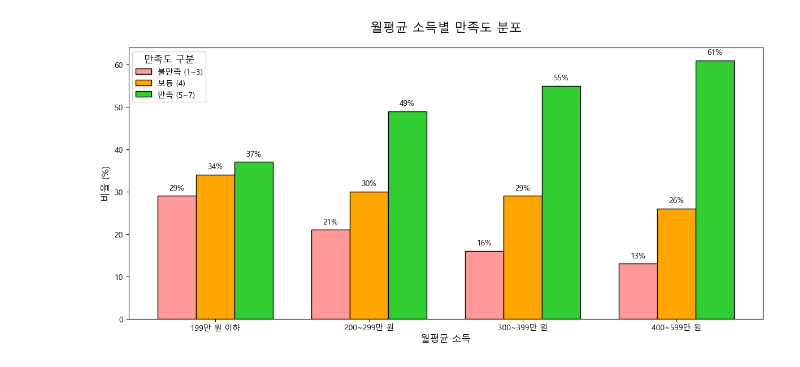
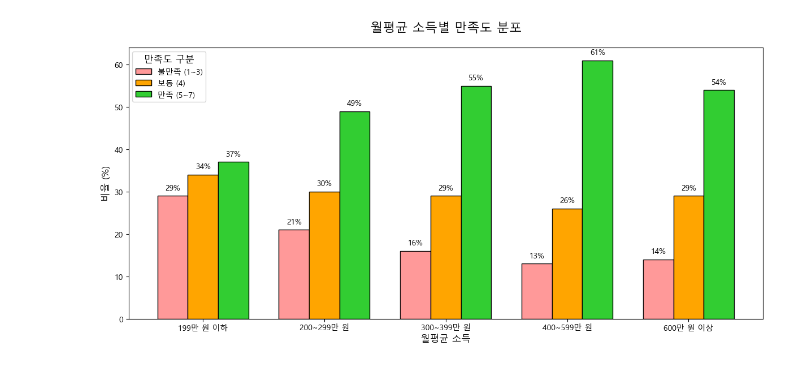
Before and after one commit to koi154/1LEE3KIM, a Jupyter notebook: 월평균 소득별 만족도 분포.ipynb, the cells around one changed output. Saved outputs shown, nothing was run; the diff lists cells and outputs as text; code cells hidden in the pictures.

```diff
--- a/월평균 소득별 만족도 분포.ipynb
+++ b/월평균 소득별 만족도 분포.ipynb
@@ -1,52 +1,34 @@
 # %%
-import matplotlib.pyplot as plt
-import matplotlib.font_manager as fm
-import numpy as np
+# 데이터에 "600만 원 이상" 추가
+categories = ["199만 원 이하", "200~299만 원", "300~399만 원", "400~599만 원", "600만 원 이상"]
+negative_rates = [29, 21, 16, 13, 14]
+neutral_rates = [34, 30, 29, 26, 29]
+positive_rates = [37, 49, 55, 61, 54]
 
-# 한글 폰트 설정
-plt.rcParams['font.family'] = 'Malgun Gothic'  # '맑은 고딕' 사용 (Windows의 경우)
-
-# 데이터 정의
-categories = ["199만 원 이하", "200~299만 원", "300~399만 원", "400~599만 원"]
-negative_rates = [29, 21, 16, 13]
-neutral_rates = [34, 30, 29, 26]
-positive_rates = [37, 49, 55, 61]
-
-colors = {
-    "불만족 (1~3)": "#FF9999",
-    "보통 (4)": "#FFA500",
-    "만족 (5~7)": "#32CD32"
-}
-
-x = np.arange(len(categories))
-width = 0.25
+x = np.arange(len(categories))  # x축 위치
+width = 0.25  # 막대 너비
 
 plt.figure(figsize=(12, 6))
 
 # 막대 그래프 생성
 bars_neg = plt.bar(x - width, negative_rates, width, label='불만족 (1~3)', color=colors["불만족 (1~3)"], edgecolor="black")
 bars_neu = plt.bar(x, neutral_rates, width, label='보통 (4)', color=colors["보통 (4)"], edgecolor="black")
 bars_pos = plt.bar(x + width, positive_rates, width, label='만족 (5~7)', color=colors["만족 (5~7)"], edgecolor="black")
 
 # 그래프 제목 및 레이블
 plt.title("월평균 소득별 만족도 분포", fontsize=16, pad=20)
 plt.xlabel("월평균 소득", fontsize=12)
 plt.ylabel("비율 (%)", fontsize=12)
 plt.xticks(x, categories, fontsize=10)
 plt.yticks(fontsize=10)
 plt.legend(title="만족도 구분", fontsize=10, title_fontsize=12)
 
 # 값 표시
-def add_labels(bars, values):
-    for bar, value in zip(bars, values):
-        plt.text(bar.get_x() + bar.get_width() / 2, bar.get_height() + 1,
-                 f'{value}%', ha='center', va='bottom', fontsize=10)
-
 add_labels(bars_neg, negative_rates)
 add_labels(bars_neu, neutral_rates)
 add_labels(bars_pos, positive_rates)
 
 plt.tight_layout()
 plt.show()
 # %% [output]
-[figure, old version]
+[figure, new version]
```
